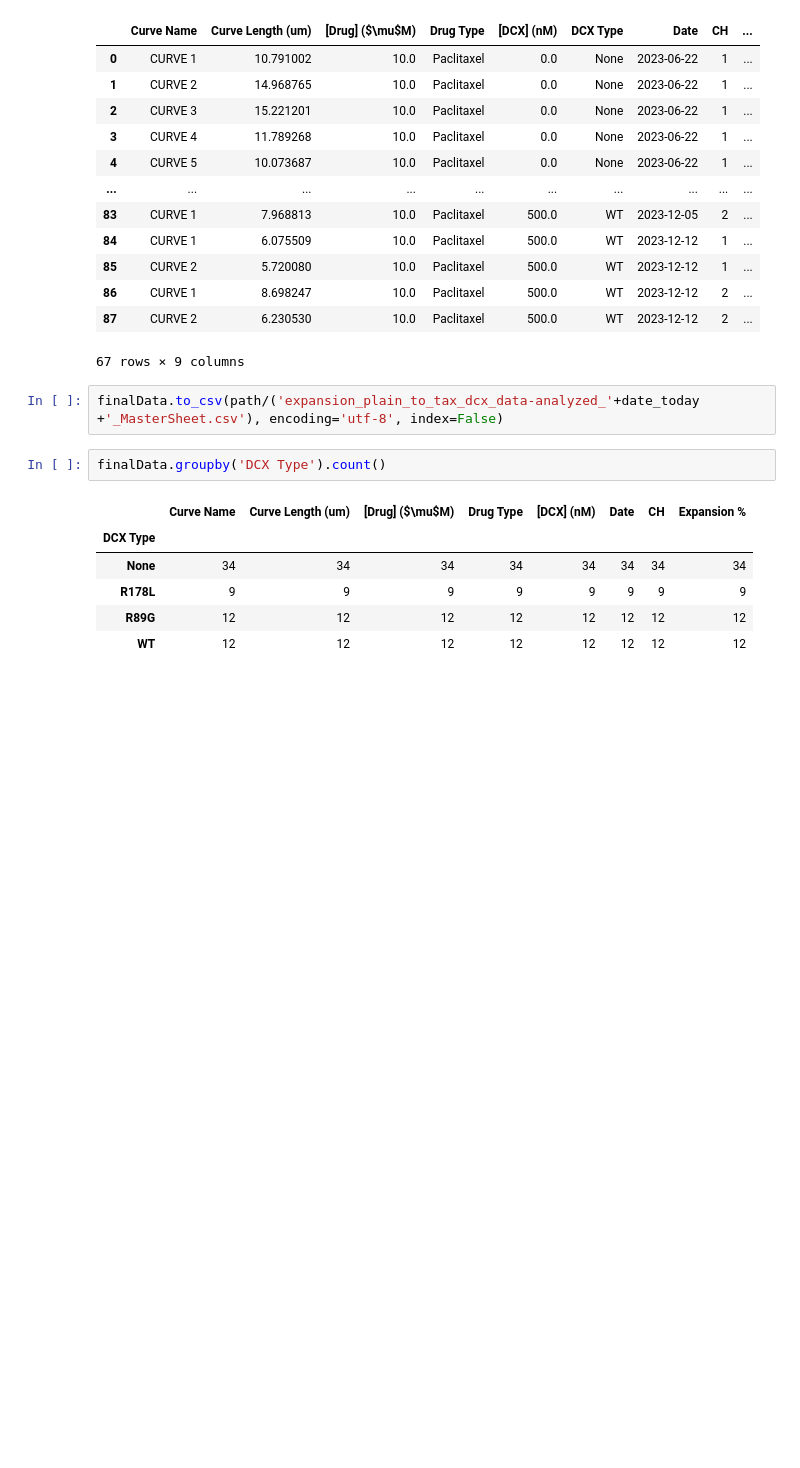
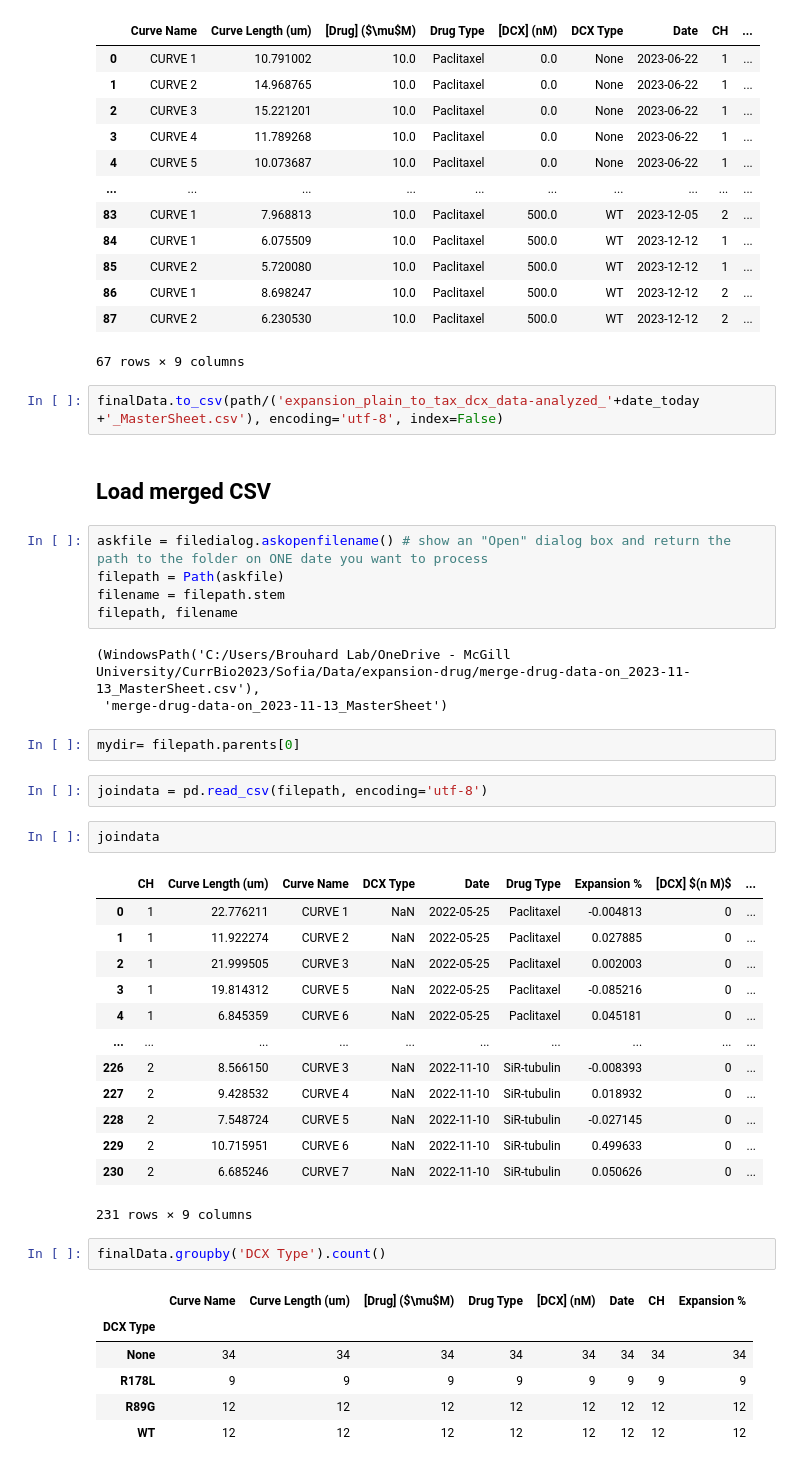
Before and after one commit to sofiacruzt/sofia-brouhardlab, a Jupyter notebook: curvature_taxol/expansion-compaction-multistep.ipynb, the cells around one changed output. Cells and saved outputs as stored; diff of their text form; blank space fills up the shorter version.

```diff
--- a/curvature_taxol/expansion-compaction-multistep.ipynb
+++ b/curvature_taxol/expansion-compaction-multistep.ipynb
@@ -327,6 +327,36 @@ finalData
 67 rows × 9 columns
 # %%
 finalData.to_csv(path/('expansion_plain_to_tax_dcx_data-analyzed_'+date_today +'_MasterSheet.csv'), encoding='utf-8', index=False)
+# %% [markdown]
+## Load merged CSV ##
+# %%
+askfile = filedialog.askopenfilename() # show an "Open" dialog box and return the path to the folder on ONE date you want to process
+filepath = Path(askfile)
+filename = filepath.stem
+filepath, filename
+# %% [output]
+(WindowsPath('C:/Users/Brouhard Lab/OneDrive - McGill University/CurrBio2023/Sofia/Data/expansion-drug/merge-drug-data-on_2023-11-13_MasterSheet.csv'),
+ 'merge-drug-data-on_2023-11-13_MasterSheet')
+# %%
+mydir= filepath.parents[0]
+# %%
+joindata = pd.read_csv(filepath, encoding='utf-8')
+# %%
+joindata
+# %% [output]
+|  | CH | Curve Length (um) | Curve Name | DCX Type | Date | Drug Type | Expansion % | [DCX] $(n M)$ | ... |
+| 0 | 1 | 22.776211 | CURVE 1 | NaN | 2022-05-25 | Paclitaxel | -0.004813 | 0 | ... |
+| 1 | 1 | 11.922274 | CURVE 2 | NaN | 2022-05-25 | Paclitaxel | 0.027885 | 0 | ... |
+| 2 | 1 | 21.999505 | CURVE 3 | NaN | 2022-05-25 | Paclitaxel | 0.002003 | 0 | ... |
+| 3 | 1 | 19.814312 | CURVE 5 | NaN | 2022-05-25 | Paclitaxel | -0.085216 | 0 | ... |
+| 4 | 1 | 6.845359 | CURVE 6 | NaN | 2022-05-25 | Paclitaxel | 0.045181 | 0 | ... |
+| ... | ... | ... | ... | ... | ... | ... | ... | ... | ... |
+| 226 | 2 | 8.566150 | CURVE 3 | NaN | 2022-11-10 | SiR-tubulin | -0.008393 | 0 | ... |
+| 227 | 2 | 9.428532 | CURVE 4 | NaN | 2022-11-10 | SiR-tubulin | 0.018932 | 0 | ... |
+| 228 | 2 | 7.548724 | CURVE 5 | NaN | 2022-11-10 | SiR-tubulin | -0.027145 | 0 | ... |
+| 229 | 2 | 10.715951 | CURVE 6 | NaN | 2022-11-10 | SiR-tubulin | 0.499633 | 0 | ... |
+| 230 | 2 | 6.685246 | CURVE 7 | NaN | 2022-11-10 | SiR-tubulin | 0.050626 | 0 | ... |
+231 rows × 9 columns
 # %%
 finalData.groupby('DCX Type').count()
 # %% [output]
```
Also changed, not shown: parts of 1 cell of this notebook.
